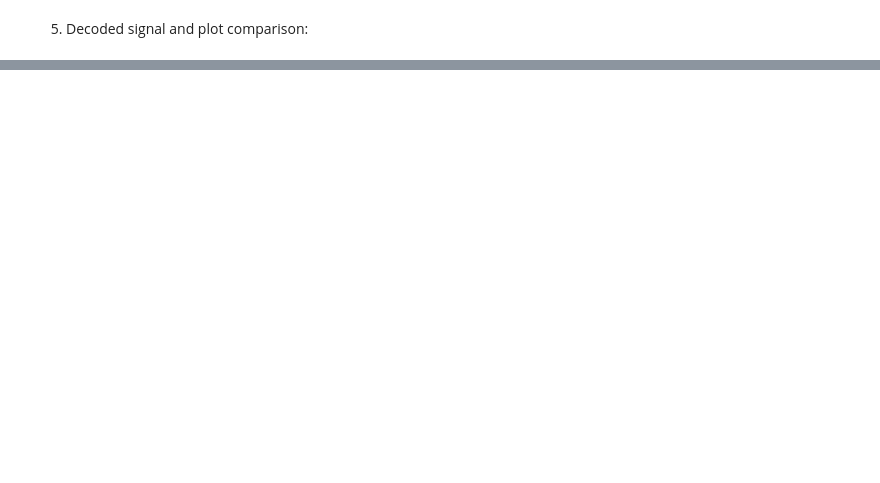
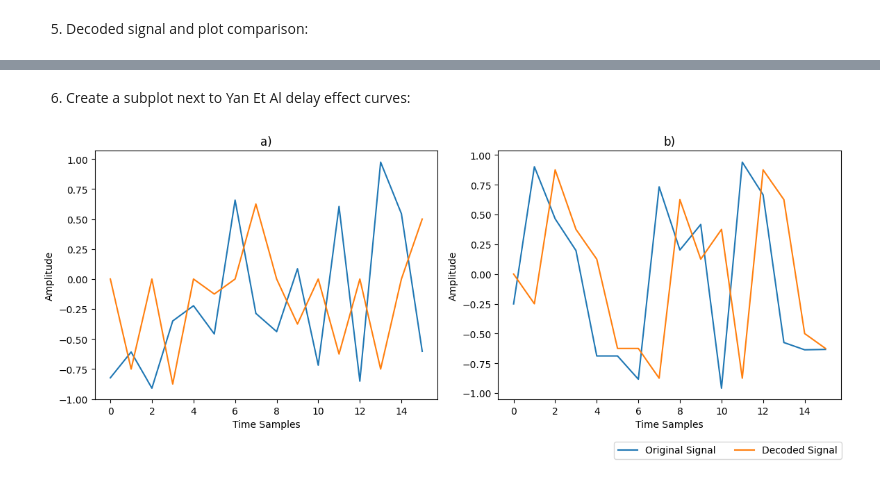
Before and after one commit to maria-aguado/quantum-audio-ios, a Jupyter notebook: final_version_effects/delay_nxm_effect_optimized.ipynb, the cells around one changed output, grey strips where cells are left out. Saved outputs shown, nothing was run; the diff lists cells and outputs as text; code cells hidden in the pictures; blank space fills up the shorter version.

```diff
--- a/final_version_effects/delay_nxm_effect_optimized.ipynb
+++ b/final_version_effects/delay_nxm_effect_optimized.ipynb
@@ -160,0 +176,29 @@ Plot:
+# %% [markdown]
+6. Create a subplot next to Yan Et Al delay effect curves:
+# %%
+# Yan et al delay signals:
+yan_original = [ -0.25091976, 0.90142861, 0.46398788, 0.19731697, -0.68796272, -0.68801096, -0.88383278, 0.73235229, 0.20223002,  0.41614516, -0.95883101, 0.9398197, 0.66488528, -0.57532178, -0.63635007, -0.63319098]
+yan_decoded = [0. , -0.25 , 0.875 , 0.375 , 0.125 , -0.625 , -0.625 , -0.875 , 0.625 , 0.125 , 0.375 , -0.875 , 0.875 , 0.625 , -0.5, -0.625]
+
+# Create two subplots with Yan Et Al delay effect and optimized delay effect
+plt.figure(figsize=(12, 5))
+plt.subplot(1, 2, 1)
+plt.title('a)')
+plt.plot(signal)
+plt.plot(decoded_signal)
+plt.xlabel('Time Samples')
+plt.ylabel('Amplitude')
+plt.subplot(1, 2, 2)
+plt.title('b)')
+plt.plot(yan_original, label='Original Signal')
+plt.plot(yan_decoded, label='Decoded Signal')
+plt.xlabel('Time Samples')
+plt.ylabel('Amplitude')
+plt.legend(bbox_to_anchor=(0.67, -0.15), loc='upper center', ncol=4)
+
+# Save as PDF
+#plt.tight_layout() #spacing between subplots
+#plt.savefig("delay_signals.pdf", format="pdf", bbox_inches="tight")
+#plt.show()
+# %% [output]
+[figure, added]
```
Also changed, not shown: parts of 4 cells of this notebook.
